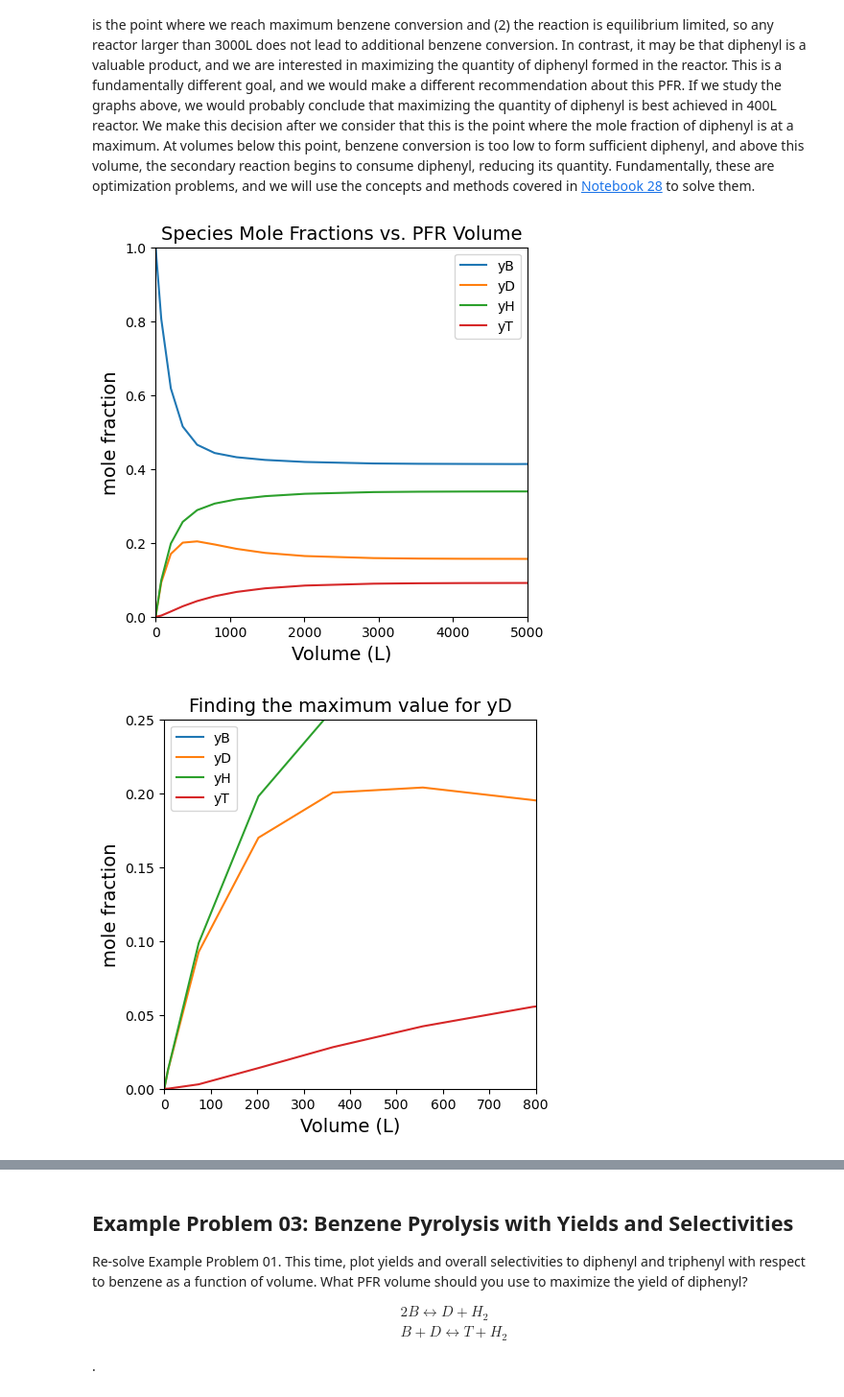
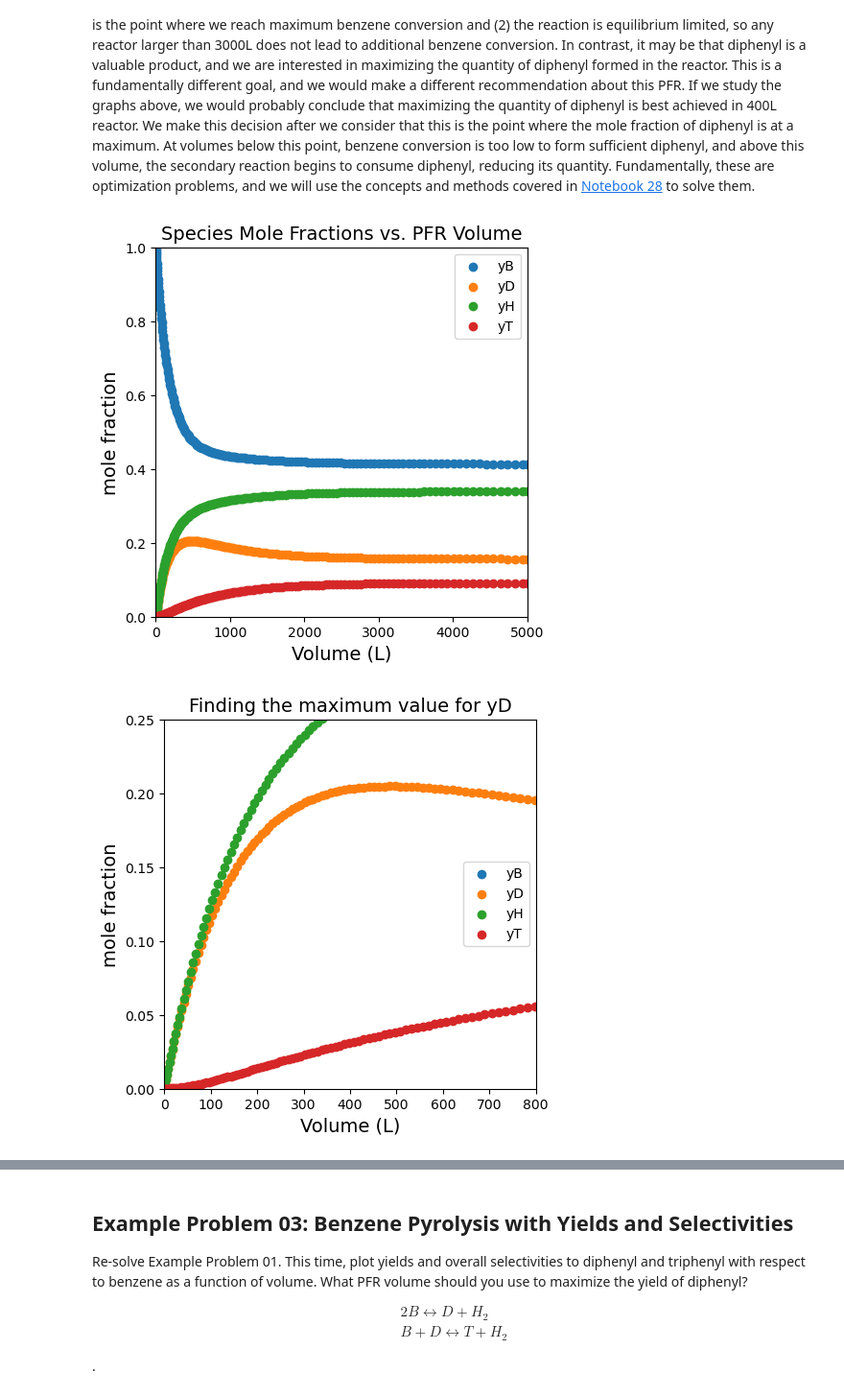
Before and after one commit to jqbond/CEN587, a Jupyter notebook: Notebooks/587-N30.ipynb, the cells around one changed output, grey strips where cells are left out. Shown at 96% size. Saved outputs shown, nothing was run; the diff lists cells and outputs as text; code cells hidden in the pictures.

```diff
--- a/Notebooks/587-N30.ipynb
+++ b/Notebooks/587-N30.ipynb
@@ -261,34 +261,34 @@ Thus far, we have determined that we would need a 403L PFR to achieve 50% conver
 # %%
 #Plot mole fractions vs. volume
 plt.figure(2, figsize = (5, 5))
 plt.title('Species Mole Fractions vs. PFR Volume', fontsize = 14)
-plt.plot(Vout, yBout, label = 'yB')
-plt.plot(Vout, yDout, label = 'yD')
-plt.plot(Vout, yHout, label = 'yH')
-plt.plot(Vout, yTout, label = 'yT')
+plt.scatter(Vout, yBout, label = 'yB')
+plt.scatter(Vout, yDout, label = 'yD')
+plt.scatter(Vout, yHout, label = 'yH')
+plt.scatter(Vout, yTout, label = 'yT')
 plt.xlim(0, max(vspan))
 plt.ylim(0, 1)
 plt.xlabel('Volume (L)', fontsize = 14)
 plt.ylabel('mole fraction', fontsize = 14)
 plt.legend()
 plt.show(2)
 
 #Plot mole fractions vs. volume
 plt.figure(3, figsize = (5, 5))
 plt.title('Finding the maximum value for yD', fontsize = 14)
-plt.plot(Vout, yBout, label = 'yB')
-plt.plot(Vout, yDout, label = 'yD')
-plt.plot(Vout, yHout, label = 'yH')
-plt.plot(Vout, yTout, label = 'yT')
+plt.scatter(Vout, yBout, label = 'yB')
+plt.scatter(Vout, yDout, label = 'yD')
+plt.scatter(Vout, yHout, label = 'yH')
+plt.scatter(Vout, yTout, label = 'yT')
 plt.xlim(0, 800)
 plt.ylim(0, 0.25)
 plt.xlabel('Volume (L)', fontsize = 14)
 plt.ylabel('mole fraction', fontsize = 14)
-plt.legend()
+plt.legend(loc = 'right')
 plt.show(3)
 # %% [output]
-[figure, old version]
+[figure, new version]
-[figure, old version]
+[figure, new version]
 # %% [markdown]
 ### Some crude optimization strategies
 
```
Also changed, not shown: parts of 8 cells of this notebook.
